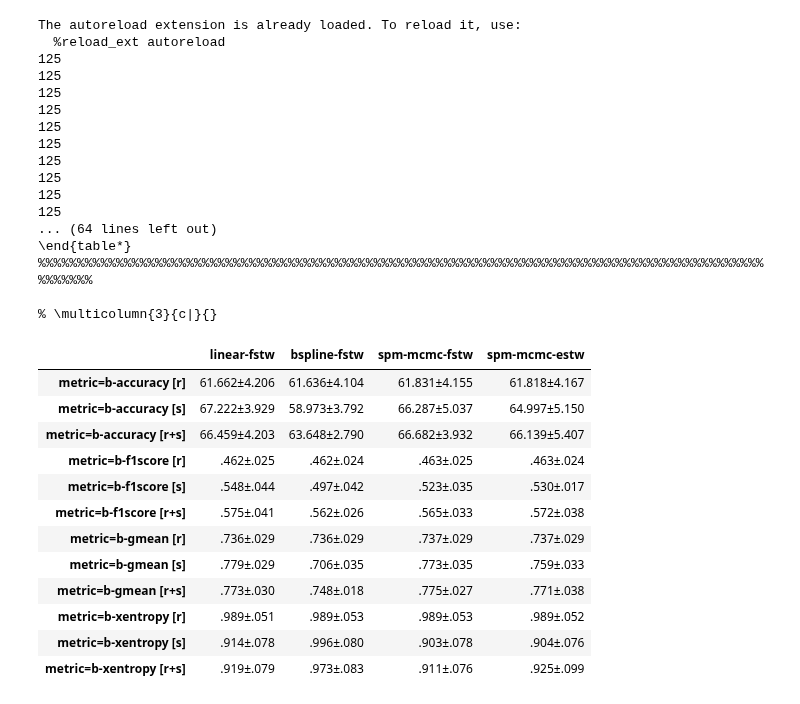
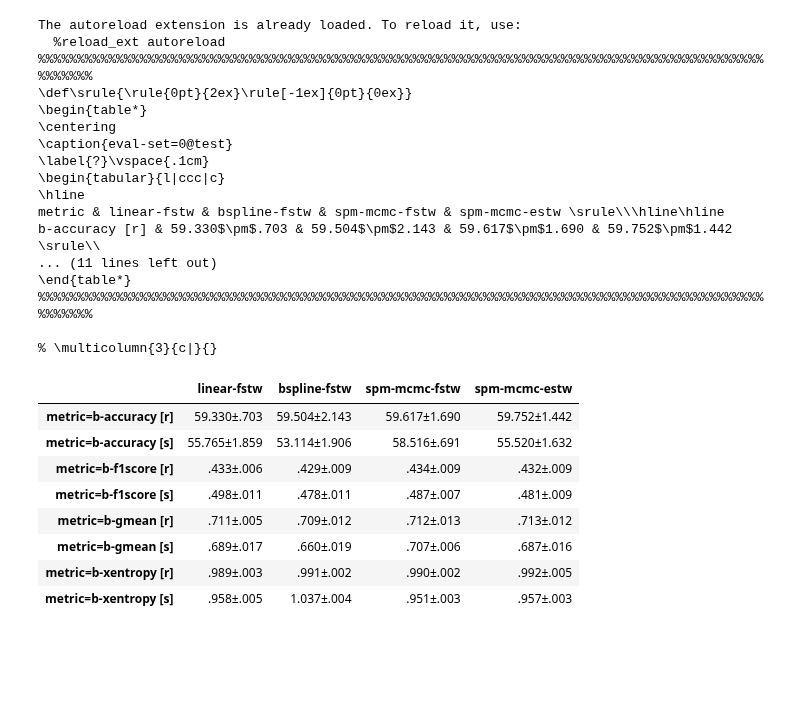
Before and after one commit to opimentel-github/astro-lightcurves-fats, a Jupyter notebook: experiments/metrics_results.ipynb, the cells around one changed output. Drawn from its saved outputs; the diff is of its cells as text; code cells hidden in the pictures; blank space fills up the shorter version.

```diff
--- a/experiments/metrics_results.ipynb
+++ b/experiments/metrics_results.ipynb
@@ -11,6 +11,7 @@ from flamingchoripan.files import search_for_filedirs, gather_files_by_kfold
 from flamingchoripan.cuteplots.cm_plots import plot_custom_confusion_matrix
 import matplotlib.pyplot as plt
 from flamingchoripan.datascience.xerror import XError
+from IPython.display import display
 
 methods = [
     'linear-fstw',
@@ -22,11 +23,12 @@ methods = [
 ]
 #methods = ['spm-mcmc-estw']
 eval_lcset_name = 'test' # val test
-kf = '.'
+kf = '0'
 
 for method in methods:
     print('='*30+method)
-    for train_config in ['r', 's', 'r+s']:
+    for train_config in ['r', 's']:
+    #for train_config in ['r', 's', 'r+s']:
         rootdir = f'../save/exp=rf_eval~train_config={train_config}/survey=alerceZTFv7.1~bands=gr~mode=onlySNe~method={method}'
         files, files_ids = gather_files_by_kfold(rootdir, kf, eval_lcset_name)
         class_names = files[0]()['lcset_info']['class_names']
@@ -47,5 +49,10 @@ for method in methods:
             'new_order_classes':['SNIa', 'SNIbc', 'allSNII', 'SLSN'],
         }
         fig, ax = plot_custom_confusion_matrix(cms, class_names, **cm_kwargs)
+        #print(files[0]()['features'])
         plt.show()
+        print(class_names)
+        df = files[0]()['wrongs_df']
+        display(df[df['_y']==0])
+        display(df[df['_y']==2])
 # %% [output]
@@ -82,58 +117,55 @@ metrics = [
 ]
 info_df = DFBuilder()
 for metric in metrics:
-    for train_config in ['r', 's', 'r+s']:
+    #for train_config in ['r', 's', 'r+s']:
+    for train_config in ['r', 's']:
         d = {}
         for method in methods:
             rootdir = f'../save/exp=rf_eval~train_config={train_config}/survey=alerceZTFv7.1~bands=gr~mode=onlySNe~method={method}'
             files, files_ids = gather_files_by_kfold(rootdir, kf, eval_lcset_name)
             metric_xe = XError([f()['metrics_dict'][metric] for f in files])
             d[method] = metric_xe
-            print(len(metric_xe))
+            #print(len(metric_xe))
 
         info_df.append(f'metric={metric} [{train_config}]', d)
 
 latex_kwargs = {
     'caption':f'eval-set={kf}@{eval_lcset_name}',
     'label':'?',
     'custom_tabular_align':'l|'+'c'*sum([m.split('-')[-1]=='fstw' for m in methods])+'|'+'c'*sum([m.split('-')[-1]=='estw' for m in methods]),
     'hline_k':2,
 }
 latex_table = LatexTable(info_df(), **latex_kwargs)
 print(latex_table)
 print('% \multicolumn{3}{c|}{}')
 info_df()
 # %% [output]
 The autoreload extension is already loaded. To reload it, use:
   %reload_ext autoreload
-125
-125
-125
-125
-125
-125
-125
-125
-125
-125
-... (64 lines left out)
+%%%%%%%%%%%%%%%%%%%%%%%%%%%%%%%%%%%%%%%%%%%%%%%%%%%%%%%%%%%%%%%%%%%%%%%%%%%%%%%%%%%%%%%%%%%%%%%%%%%%
+\def\srule{\rule{0pt}{2ex}\rule[-1ex]{0pt}{0ex}}
+\begin{table*}
+\centering
+\caption{eval-set=0@test}
+\label{?}\vspace{.1cm}
+\begin{tabular}{l|ccc|c}
+\hline
+metric & linear-fstw & bspline-fstw & spm-mcmc-fstw & spm-mcmc-estw \srule\\\hline\hline
+b-accuracy [r] & 59.330$\pm$.703 & 59.504$\pm$2.143 & 59.617$\pm$1.690 & 59.752$\pm$1.442  \srule\\
+... (11 lines left out)
 \end{table*}
 %%%%%%%%%%%%%%%%%%%%%%%%%%%%%%%%%%%%%%%%%%%%%%%%%%%%%%%%%%%%%%%%%%%%%%%%%%%%%%%%%%%%%%%%%%%%%%%%%%%%
 
 % \multicolumn{3}{c|}{}
 |  | linear-fstw | bspline-fstw | spm-mcmc-fstw | spm-mcmc-estw |
-| metric=b-accuracy [r] | 61.662±4.206 | 61.636±4.104 | 61.831±4.155 | 61.818±4.167 |
-| metric=b-accuracy [s] | 67.222±3.929 | 58.973±3.792 | 66.287±5.037 | 64.997±5.150 |
-| metric=b-accuracy [r+s] | 66.459±4.203 | 63.648±2.790 | 66.682±3.932 | 66.139±5.407 |
-| metric=b-f1score [r] | .462±.025 | .462±.024 | .463±.025 | .463±.024 |
-| metric=b-f1score [s] | .548±.044 | .497±.042 | .523±.035 | .530±.017 |
-| metric=b-f1score [r+s] | .575±.041 | .562±.026 | .565±.033 | .572±.038 |
-| metric=b-gmean [r] | .736±.029 | .736±.029 | .737±.029 | .737±.029 |
-| metric=b-gmean [s] | .779±.029 | .706±.035 | .773±.035 | .759±.033 |
-| metric=b-gmean [r+s] | .773±.030 | .748±.018 | .775±.027 | .771±.038 |
-| metric=b-xentropy [r] | .989±.051 | .989±.053 | .989±.053 | .989±.052 |
-| metric=b-xentropy [s] | .914±.078 | .996±.080 | .903±.078 | .904±.076 |
-| metric=b-xentropy [r+s] | .919±.079 | .973±.083 | .911±.076 | .925±.099 |
+| metric=b-accuracy [r] | 59.330±.703 | 59.504±2.143 | 59.617±1.690 | 59.752±1.442 |
+| metric=b-accuracy [s] | 55.765±1.859 | 53.114±1.906 | 58.516±.691 | 55.520±1.632 |
+| metric=b-f1score [r] | .433±.006 | .429±.009 | .434±.009 | .432±.009 |
+| metric=b-f1score [s] | .498±.011 | .478±.011 | .487±.007 | .481±.009 |
+| metric=b-gmean [r] | .711±.005 | .709±.012 | .712±.013 | .713±.012 |
+| metric=b-gmean [s] | .689±.017 | .660±.019 | .707±.006 | .687±.016 |
+| metric=b-xentropy [r] | .989±.003 | .991±.002 | .990±.002 | .992±.005 |
+| metric=b-xentropy [s] | .958±.005 | 1.037±.004 | .951±.003 | .957±.003 |
 # %%
 %load_ext autoreload
 %autoreload 2
```
Also changed, not shown: parts of 2 cells of this notebook, 6 other files.
